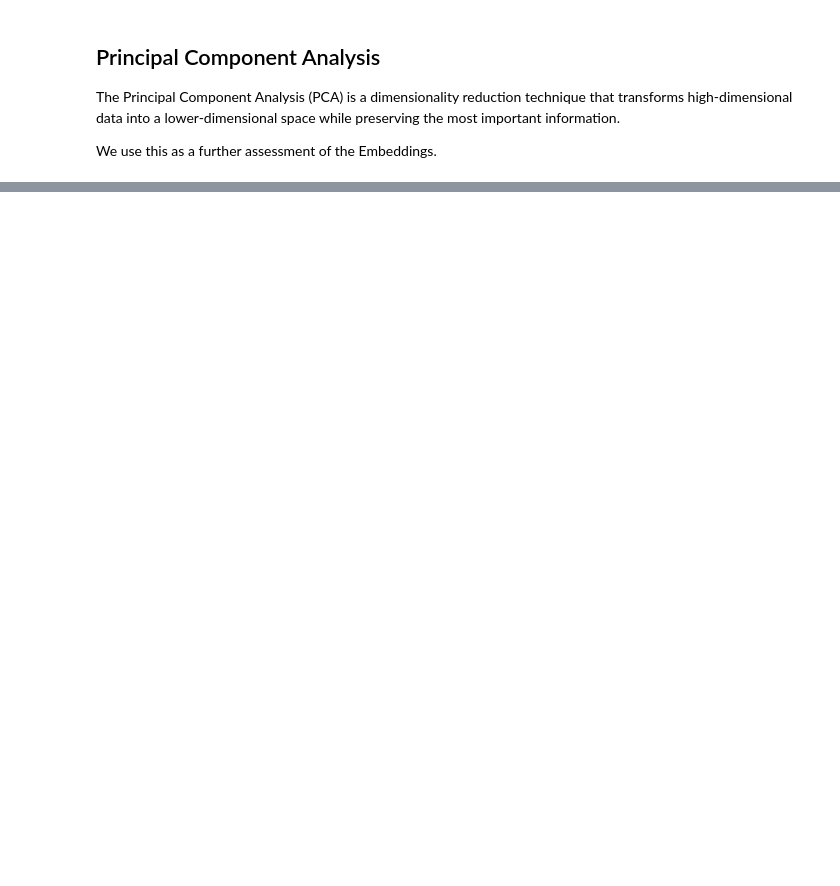
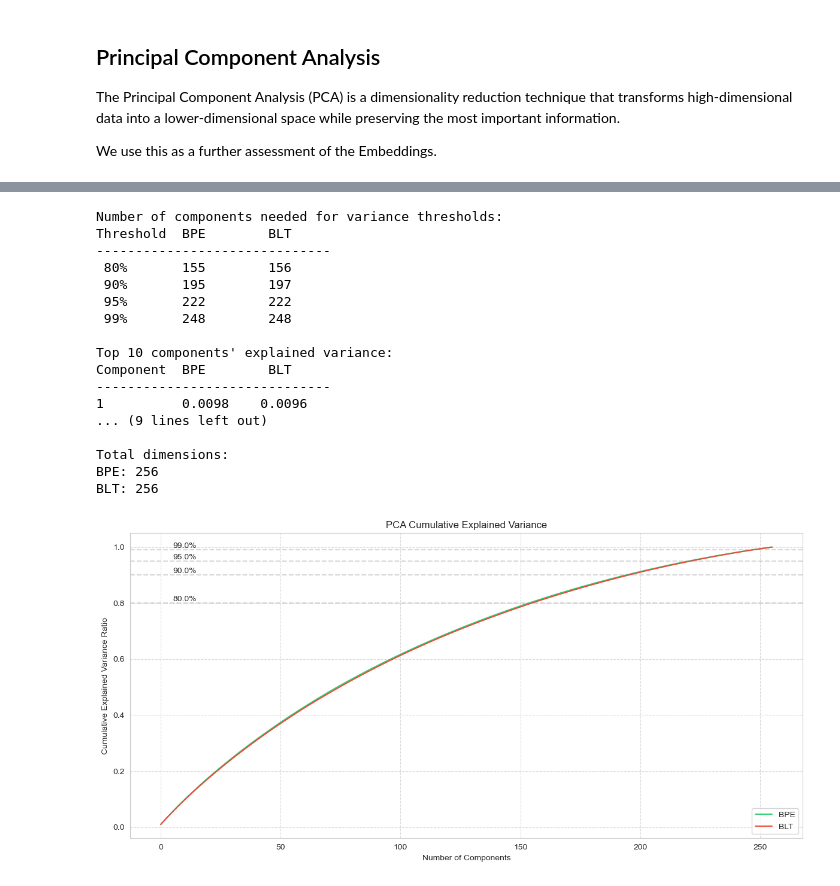
Before and after one commit to norandom/infosec_ml_rnd, a Jupyter notebook: bpe_vs_blt_log_vec/blt_or_bpe_log_vec.ipynb, the cells around one changed output, grey strips where cells are left out. Cells and saved outputs as stored; diff of their text form; code cells hidden in the pictures; blank space fills up the shorter version.

```diff
--- a/bpe_vs_blt_log_vec/blt_or_bpe_log_vec.ipynb
+++ b/bpe_vs_blt_log_vec/blt_or_bpe_log_vec.ipynb
@@ -979,3 +1324,35 @@ BLT: 256
+# %%
+# Run the complete analysis
+pca_results, components_needed, fig, ax = analyze_embeddings_pca(
+    con=con,
+    embedding_types=['bpe', 'blt'],
+    thresholds=[0.8, 0.9, 0.95, 0.99]
+)
+
+# Show the plot
+plt.show()
+
+# Optional: save the figure
+# fig.savefig('pca_analysis.png', dpi=300, bbox_inches='tight')
+# %% [output]
+Number of components needed for variance thresholds:
+Threshold  BPE        BLT
+------------------------------
+ 80%       155        156
+ 90%       195        197
+ 95%       222        222
+ 99%       248        248
+
+Top 10 components' explained variance:
+Component  BPE        BLT
+------------------------------
+1          0.0098    0.0096
+... (9 lines left out)
+
+Total dimensions:
+BPE: 256
+BLT: 256
+[figure, added]
 # %% [markdown]
 ### Information Distribution:
 
```
Also changed, not shown: parts of 37 cells of this notebook.
